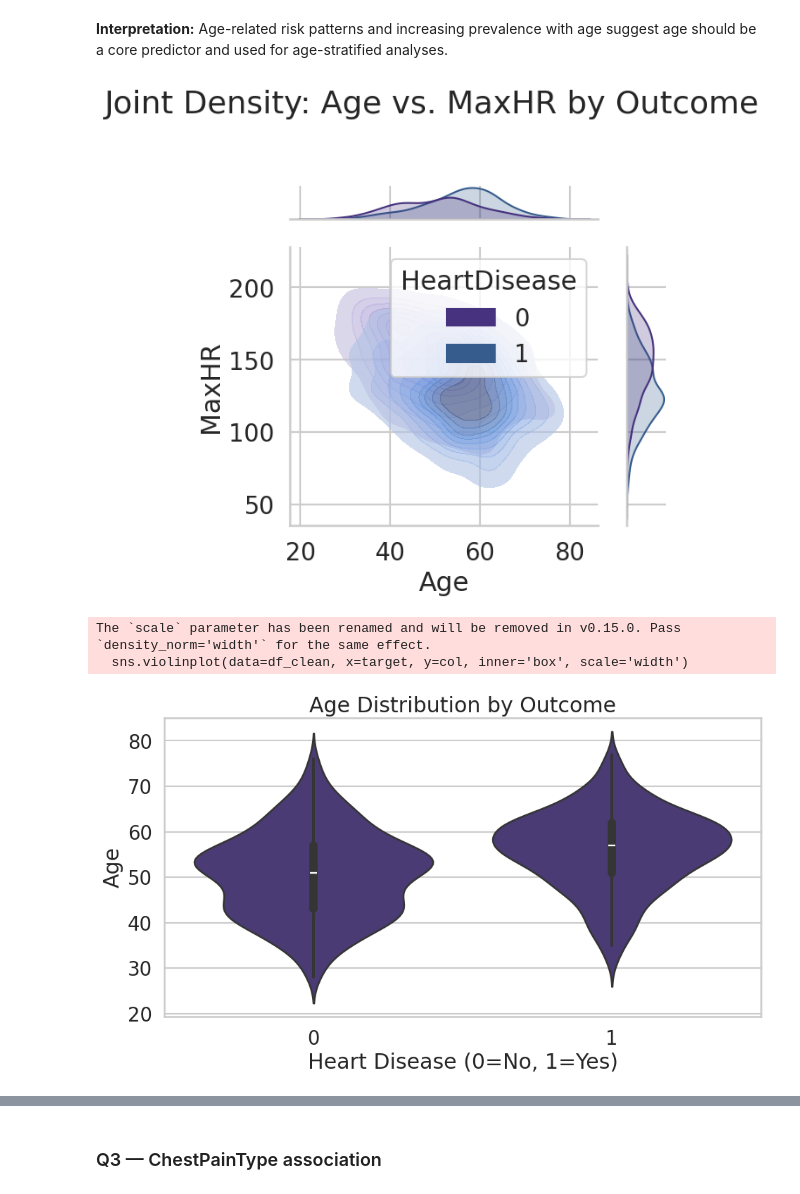
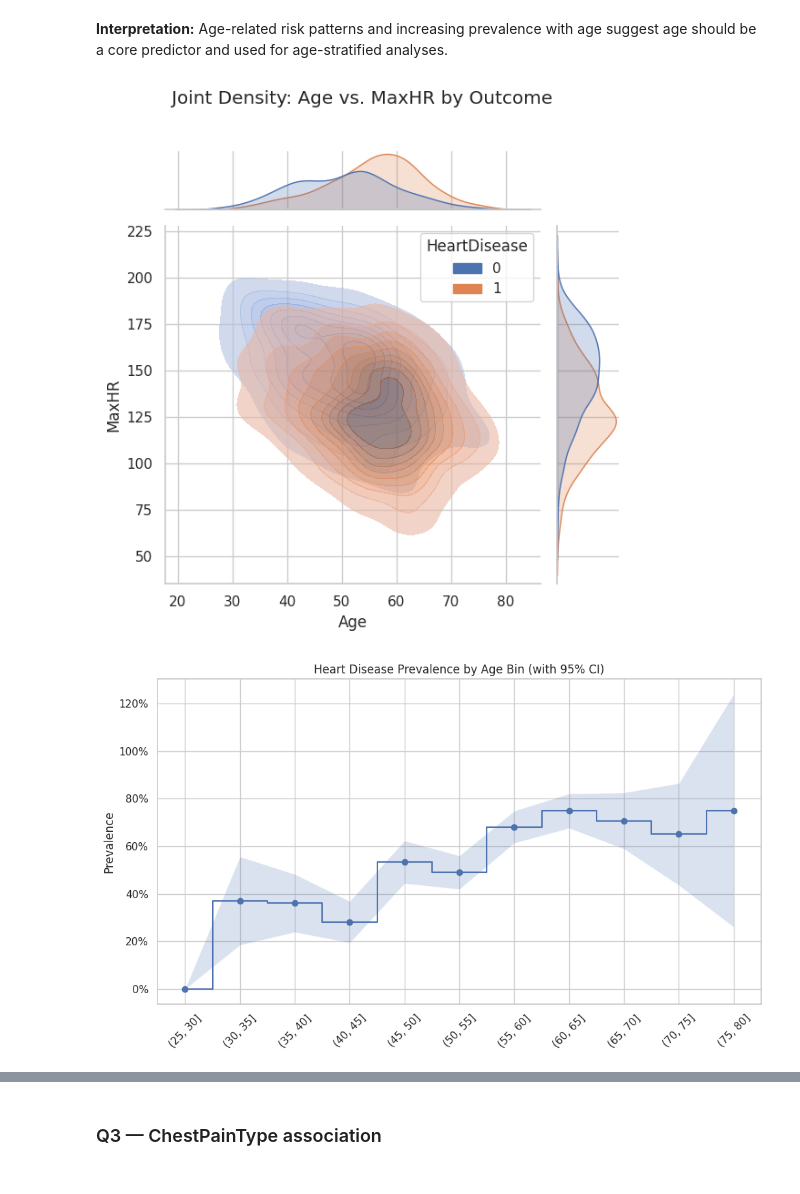
Before and after one commit to Phionanamugga/Early_Detection_of_Heart_Disease-, a Jupyter notebook: Heart_Seaborn_EDA_v2.ipynb, the cells around one changed output, grey strips where cells are left out. Drawn from its saved outputs; the diff is of its cells as text; code cells hidden in the pictures.

```diff
--- a/Heart_Seaborn_EDA_v2.ipynb
+++ b/Heart_Seaborn_EDA_v2.ipynb
@@ -23,5 +46,10 @@ plt.rcParams['figure.figsize'] = (10, 6)  # Default size
+# %%
+# Setting the seaborn theme for the entire script
+sns.set_theme(style='whitegrid', palette='deep')
+sns.color_palette('Oranges')
+plt.rcParams['figure.figsize'] = (10, 6)  # Default size
 # %%
-sns.set(style="whitegrid", context="talk")
+
 uploaded = Path("/workspaces/Early_Detection_of_Heart_Disease-/heart.csv.xls")
 if uploaded.exists():
     try:
@@ -179,9 +190,6 @@ Chi-squared test: statistic=84.15, p-value=0.0000 (significant if p<0.05)
 # %%
 col='Age'
 if col in df_clean.columns and target and target in df_clean.columns:
-    plt.figure(figsize=(8,4))
-    sns.histplot(df_clean[col].dropna(), bins=25, kde=True)
-    plt.title('Age Distribution (All)'); plt.xlabel('Age'); plt.tight_layout(); plt.show()
     plt.figure(figsize=(8,4))
     sns.kdeplot(data=df_clean, x=col, hue=target, common_norm=False, fill=True)
     plt.title('Age Density by Outcome'); plt.tight_layout(); plt.show()
@@ -205,39 +212,32 @@ else:
 # %%
 col = 'Age'
 if col in df_clean.columns and target in df_clean.columns:
     # Jointplot: Multivariate view of Age vs. another key var (e.g., MaxHR) colored by target
     sns.jointplot(data=df_clean, x=col, y='MaxHR', hue=target, kind='kde', fill=True, alpha=0.6)
     plt.suptitle('Joint Density: Age vs. MaxHR by Outcome', y=1.02)
     plt.tight_layout()
     plt.show()
 
-    # Violin plot by outcome
-    plt.figure()
-    sns.violinplot(data=df_clean, x=target, y=col, inner='box', scale='width')
-    plt.title('Age Distribution by Outcome')
-    plt.xlabel('Heart Disease (0=No, 1=Yes)')
-    plt.tight_layout()
-    plt.show()
+
 
     # Prevalence by age bins with CI
     bins = np.arange(20, 101, 5)
     df_clean['age_bin'] = pd.cut(df_clean[col], bins=bins)
-    age_prev = df_clean.groupby('age_bin')[target].agg(['mean', 'count', 'sem']).reset_index()
+    age_prev = df_clean.groupby('age_bin', observed=True)[target].agg(['mean', 'count', 'sem']).reset_index()
     age_prev['ci_lower'] = age_prev['mean'] - 1.96 * age_prev['sem']
     age_prev['ci_upper'] = age_prev['mean'] + 1.96 * age_prev['sem']
+
 
     plt.figure()
     plt.step(age_prev['age_bin'].astype(str), age_prev['mean'], where='mid', marker='o', label='Prevalence')
     plt.fill_between(age_prev['age_bin'].astype(str), age_prev['ci_lower'], age_prev['ci_upper'], alpha=0.2)
     plt.title('Heart Disease Prevalence by Age Bin (with 95% CI)')
     plt.ylabel('Prevalence'); plt.gca().yaxis.set_major_formatter(plt.FuncFormatter(lambda y, _: f"{y:.0%}"))
     plt.xticks(rotation=45)
     plt.tight_layout()
     plt.show()
 else:
     print('Age or target missing')
 # %% [output]
-[figure, old version]
+[figure, new version]
-The `scale` parameter has been renamed and will be removed in v0.15.0. Pass `density_norm='width'` for the same effect.
-  sns.violinplot(data=df_clean, x=target, y=col, inner='box', scale='width')
-[figure, old version]
+[figure, new version]
```
Also changed, not shown: parts of 28 cells of this notebook.
